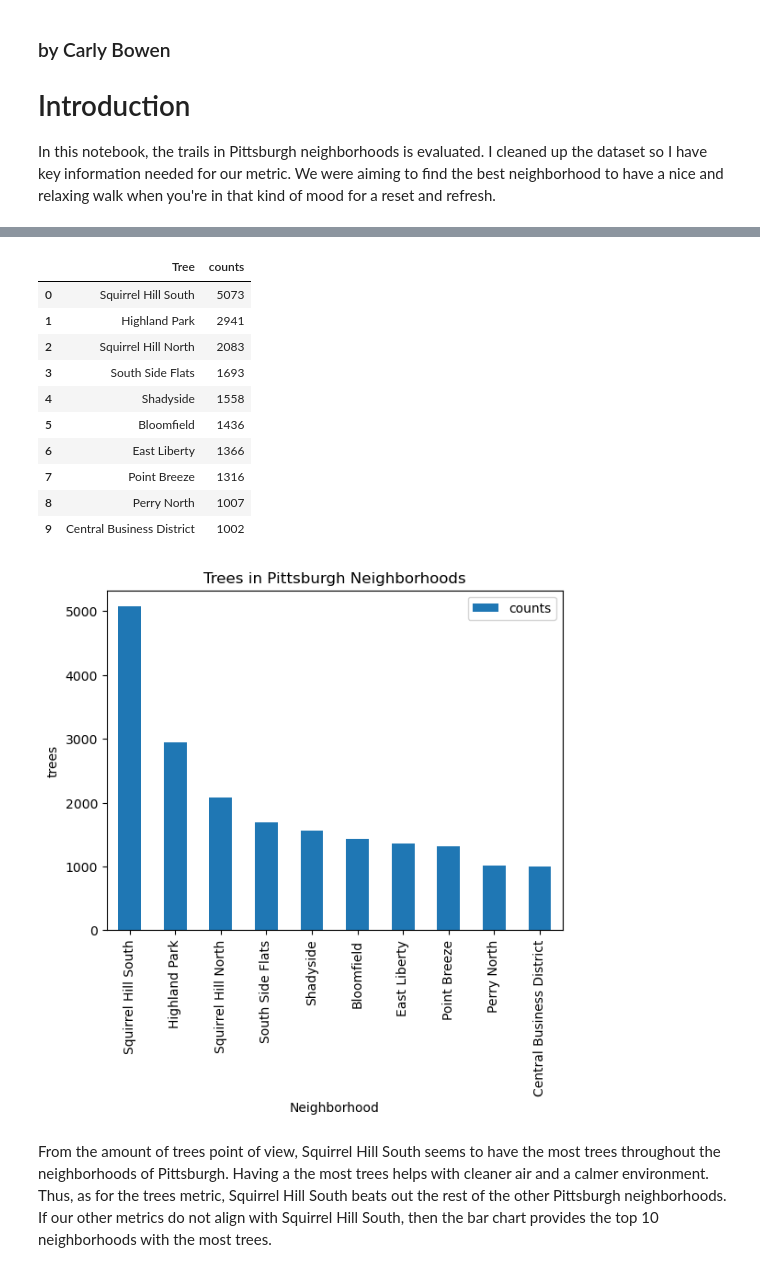
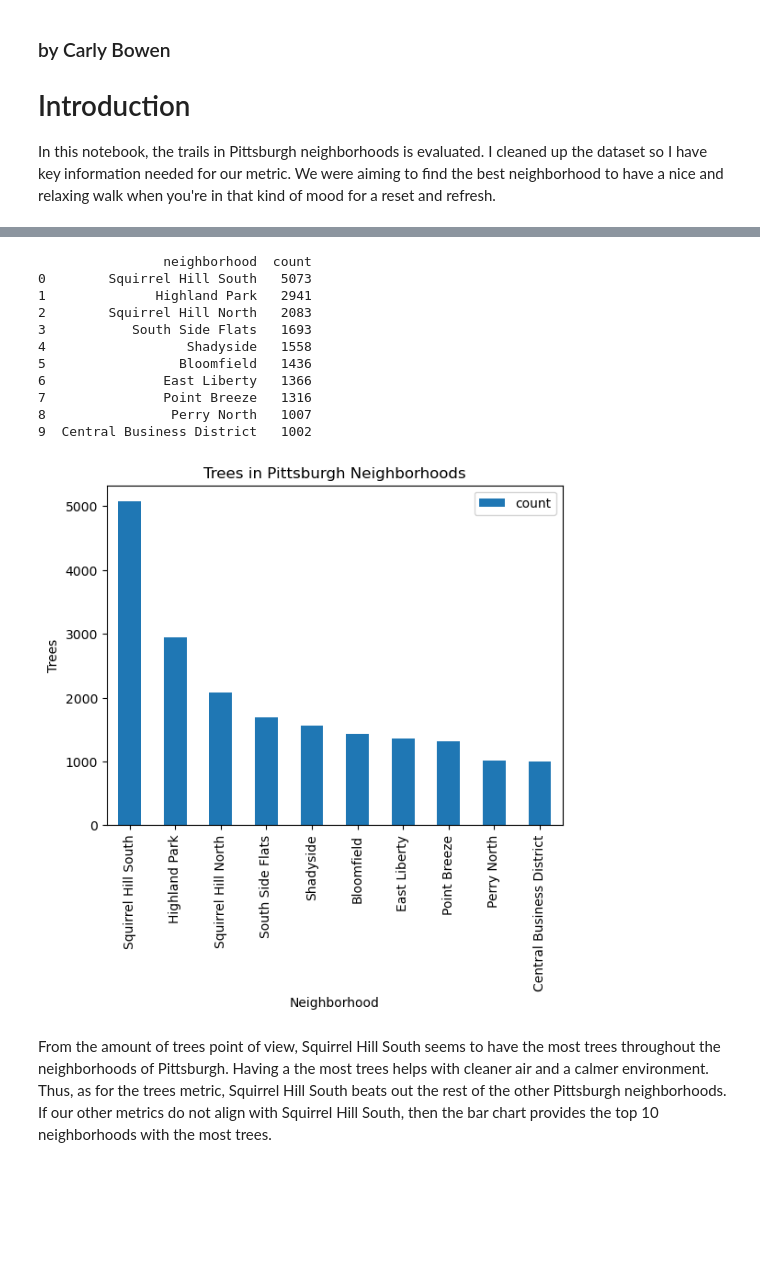
Before and after one commit to cjreams2005/Final-Project, a Jupyter notebook: trees.ipynb, the cells around one changed output, grey strips where cells are left out. Drawn from its saved outputs; the diff is of its cells as text; code cells hidden in the pictures; blank space fills up the shorter version.

Commit message:
combined trees and parks and cleaned code

```diff
--- a/trees.ipynb
+++ b/trees.ipynb
@@ -10,7 +10,7 @@ import pandas as pd
 import numpy as np
 
 # load data
-tree_data = pd.read_csv("trees.csv", index_col="_id")
+tree_data = pd.read_csv("data/trees.csv", index_col="_id")
 
 tree_data.head(5)
 # %% [output]
@@ -22,39 +22,41 @@ tree_data.head(5)
 | 4 | 994063598 | 608.0 | SUISMON ST | Maple: Freeman | Acer x freemanii | 25.0 | 10.0 | 3.0 | ... |
 | 5 | 1591838573 | 1135.0 | N NEGLEY AVE | Maple: Norway | Acer platanoides | 52.0 | 13.0 | 99.0 | ... |
 # %%
-import pandas as pd
+## makes new dataframe of how many trees are in each nieghborhood
 
-## makes new dataframe of how many trees are in each nieghborhood
-tally = tree_data['neighborhood'].value_counts().rename_axis('Tree').reset_index(name='counts')
+tally = tree_data['neighborhood'].value_counts().rename_axis('neighborhood').reset_index(name='count')
 
-tally.head(10)
+print(tally.head(10))
+
+sorted = tally.sort_values(by='count', ascending=False)
+
+file_path = 'final_metrics/sorted_trees_counts_by_neighborhood.csv'
+sorted.to_csv(file_path, index=False)
+#tally
 # %% [output]
-|  | Tree | counts |
-| 0 | Squirrel Hill South | 5073 |
-| 1 | Highland Park | 2941 |
-| 2 | Squirrel Hill North | 2083 |
-| 3 | South Side Flats | 1693 |
-| 4 | Shadyside | 1558 |
-| 5 | Bloomfield | 1436 |
-| 6 | East Liberty | 1366 |
-| 7 | Point Breeze | 1316 |
-| 8 | Perry North | 1007 |
-| 9 | Central Business District | 1002 |
+                neighborhood  count
+0        Squirrel Hill South   5073
+1              Highland Park   2941
+2        Squirrel Hill North   2083
+3           South Side Flats   1693
+4                  Shadyside   1558
+5                 Bloomfield   1436
+6               East Liberty   1366
+7               Point Breeze   1316
+8                Perry North   1007
+9  Central Business District   1002
 # %%
 ## display bar chart of data so its easier to see
-
-import pandas as pd
-import numpy as np
 import matplotlib.pyplot as plt
 
 df = pd.DataFrame(tally).head(10)
 
-df.plot(x='Tree', y='counts', kind='bar')
+df.plot(x='neighborhood', y='count', kind='bar')
 plt.title('Trees in Pittsburgh Neighborhoods')
 plt.xlabel('Neighborhood')
-plt.ylabel('trees')
+plt.ylabel('Trees')
 plt.show()
 # %% [output]
-[figure, old version]
+[figure, new version]
 # %% [markdown]
 From the amount of trees point of view, Squirrel Hill South seems to have the most trees throughout the neighborhoods of Pittsburgh. Having a the most trees helps with cleaner air and a calmer environment. Thus, as for the trees metric, Squirrel Hill South beats out the rest of the other Pittsburgh neighborhoods. If our other metrics do not align with Squirrel Hill South, then the bar chart provides the top 10 neighborhoods with the most trees.
```
Also changed, not shown: 9 other files.
